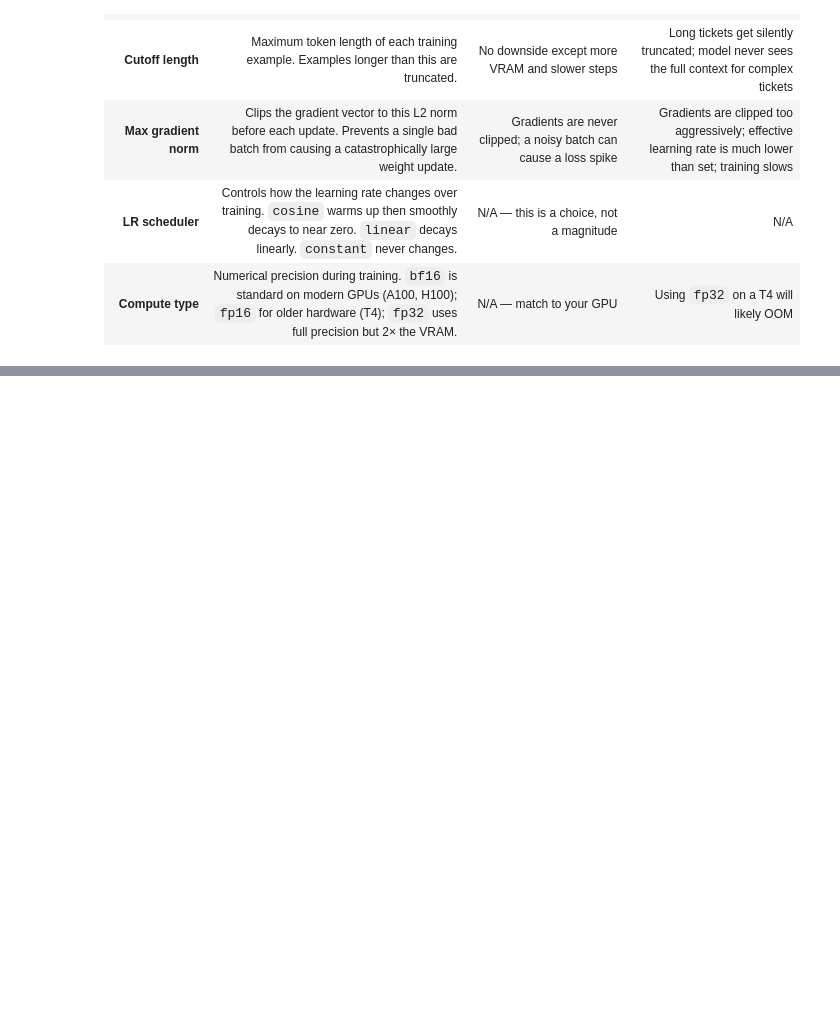
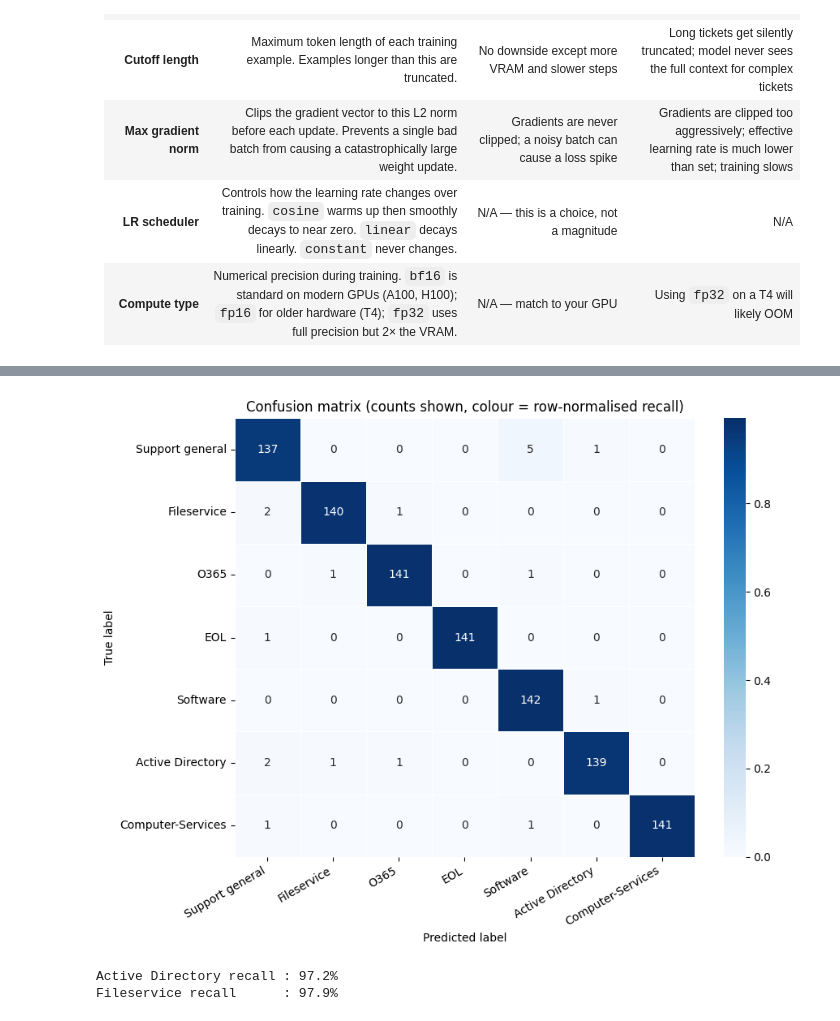
Before and after one commit to chatkausik/Fine-Tune-a-Support-Ticket-Router, a Jupyter notebook: Finetune_Support_Ticket_Classifier_Qwen3.ipynb, the cells around one changed output, grey strips where cells are left out. Cells and saved outputs as stored; diff of their text form; code cells hidden in the pictures; blank space fills up the shorter version.

```diff
--- a/Finetune_Support_Ticket_Classifier_Qwen3.ipynb
+++ b/Finetune_Support_Ticket_Classifier_Qwen3.ipynb
@@ -1007,0 +941,10 @@ for lbl, d in deltas:
+# %%
+# --- 5.3  Evaluate fine-tuned model on val split ----------------------------
+from tqdm.auto import tqdm
+
+y_pred = []
+for _, row in tqdm(df_val.iterrows(), total=len(df_val), desc="Fine-tuned inference"):
+    pred, _ = classify(row["text"], compute_confidence=False)
+    y_pred.append(pred)
+
+print(f"Evaluated {len(y_pred):,} samples.")
@@ -1007,0 +1056,34 @@ for lbl, d in deltas:
+# %%
+# --- 5.5  Confusion matrix --------------------------------------------------
+import seaborn as sns
+import matplotlib.pyplot as plt
+from sklearn.metrics import confusion_matrix
+
+cm      = confusion_matrix(y_true, y_pred, labels=LABEL_TOKENS)
+cm_norm = cm.astype(float) / cm.sum(axis=1, keepdims=True)
+
+fig, ax = plt.subplots(figsize=(9, 7))
+sns.heatmap(
+    cm_norm, annot=cm, fmt="d", cmap="Blues",
+    xticklabels=LABEL_TOKENS, yticklabels=LABEL_TOKENS,
+    linewidths=0.5, ax=ax,
+)
+ax.set_title("Confusion matrix (counts shown, colour = row-normalised recall)")
+ax.set_ylabel("True label")
+ax.set_xlabel("Predicted label")
+plt.xticks(rotation=30, ha="right")
+plt.yticks(rotation=0)
+plt.tight_layout()
+plt.savefig("/content/confusion_matrix.png", dpi=120)
+plt.show()
+
+ad_recall   = cm_norm[LABEL_TOKENS.index("Active Directory"),   LABEL_TOKENS.index("Active Directory")]
+file_recall = cm_norm[LABEL_TOKENS.index("Fileservice"),        LABEL_TOKENS.index("Fileservice")]
+print(f"\nActive Directory recall : {ad_recall:.1%}")
+print(f"Fileservice recall      : {file_recall:.1%}")
+if ad_recall < 0.85:
+    print("Warning: Active Directory recall below 0.85 — consider training longer.")
+# %% [output]
+[figure, added]
+Active Directory recall : 97.2%
+Fileservice recall      : 97.9%
```
Also changed, not shown: parts of 61 cells of this notebook, 11 other files.
